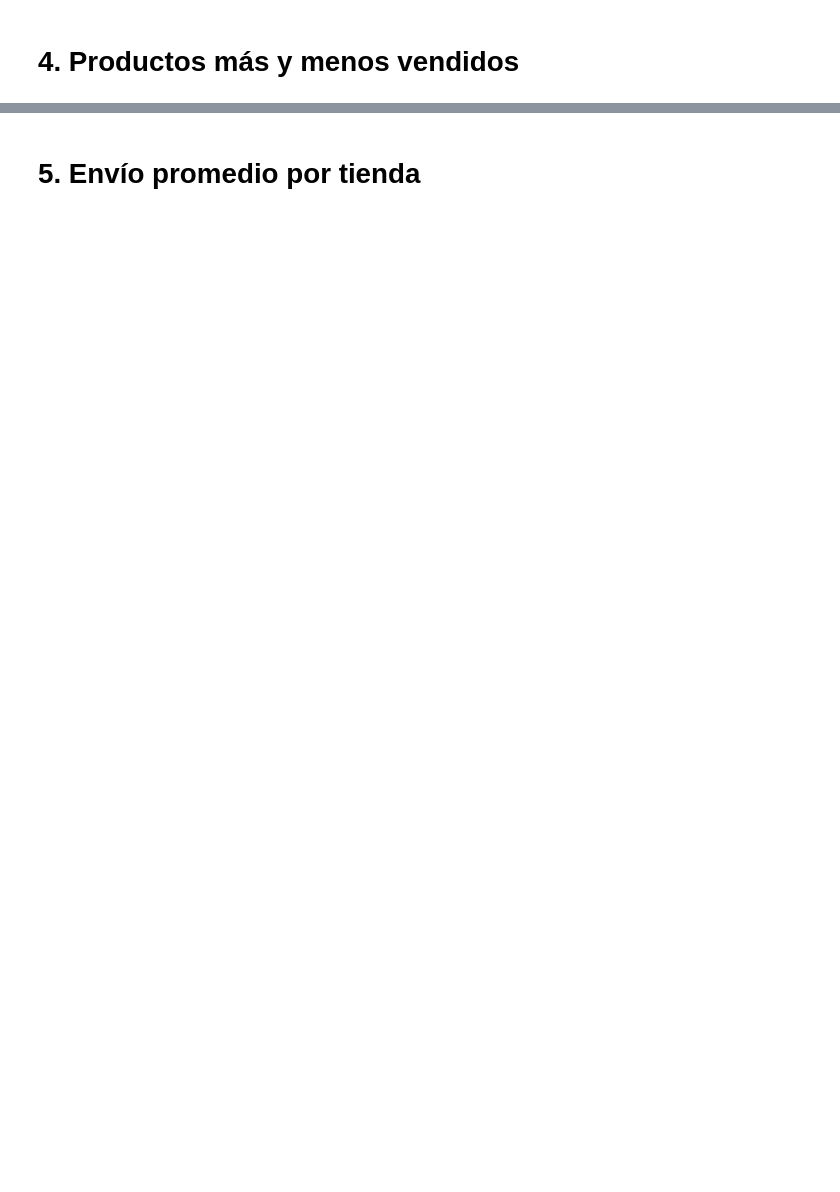
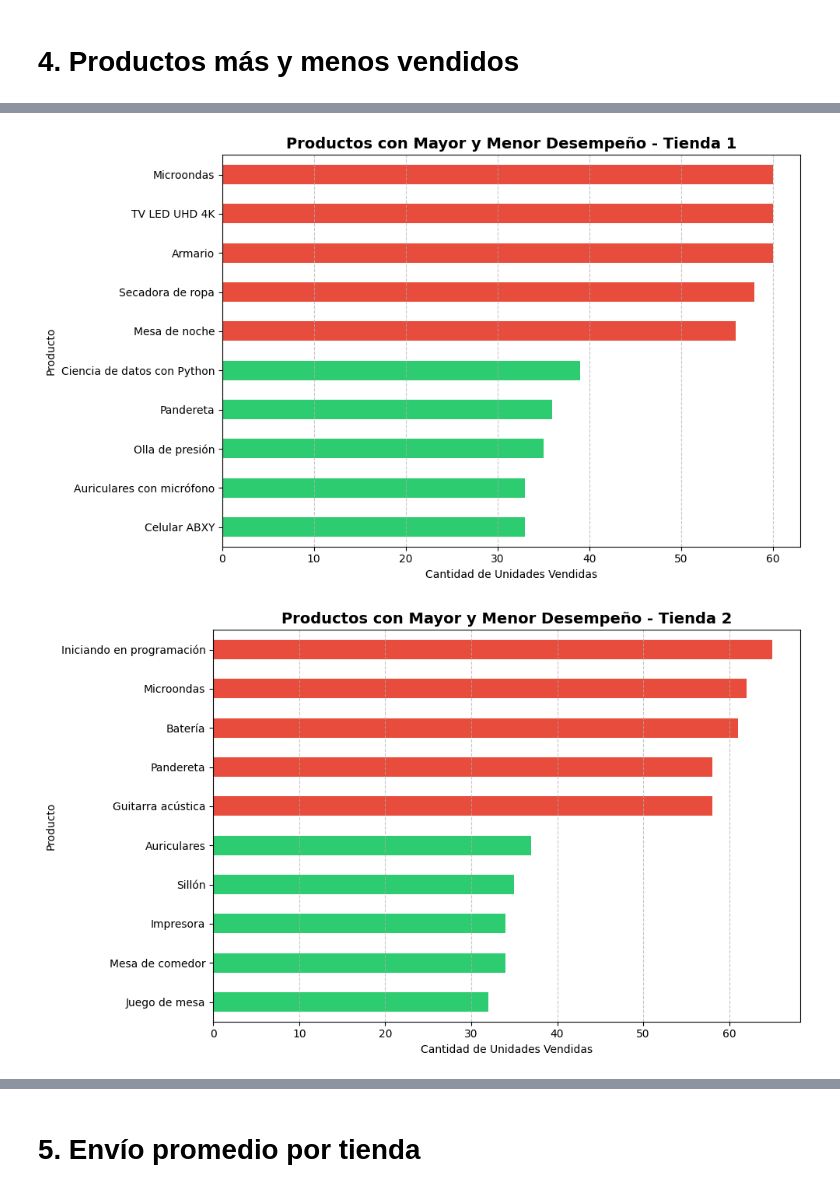
Before and after one commit to idabelZone/Proyecto-DA-AluraStoreLatam, a Jupyter notebook: AluraStoreLatam.ipynb, the cells around one changed output, grey strips where cells are left out. Drawn from its saved outputs; the diff is of its cells as text; code cells hidden in the pictures; blank space fills up the shorter version.

```diff
--- a/AluraStoreLatam.ipynb
+++ b/AluraStoreLatam.ipynb
@@ -33,0 +211,37 @@ tienda.head()
+# %%
+#VISUALIZACIÓN (Gráficos de Productos Destacados)
+
+import matplotlib.pyplot as plt
+
+# Se define una lista con los DataFrames
+lista_tiendas = [(tienda, "Tienda 1"), (tienda2, "Tienda 2"),
+                 (tienda3, "Tienda 3"), (tienda4, "Tienda 4")]
+
+# Se crean los gráficos
+for df, nombre in lista_tiendas:
+    # Se cuentan los productos y tomamos los 5 mejores y 5 peores
+    conteo = df['Producto'].value_counts()
+    top_5 = conteo.head(5)
+    bottom_5 = conteo.tail(5)
+
+    # Se unen ambos para el gráfico
+    resultado_visual = pd.concat([top_5, bottom_5])
+
+    # Configuración del diseño del gráfico
+    plt.figure(figsize=(10, 6))
+    colores = ['#2ecc71'] * 5 + ['#e74c3c'] * 5  # Verde para top, Rojo para bottom
+
+    resultado_visual.sort_values().plot(kind='barh', color=colores)
+
+    #  Las etiquetas y títulos
+    plt.title(f"Productos con Mayor y Menor Desempeño - {nombre}", fontsize=14, fontweight='bold')
+    plt.xlabel("Cantidad de Unidades Vendidas")
+    plt.ylabel("Producto")
+    plt.grid(axis='x', linestyle='--', alpha=0.7)
+
+    # Mostramos el gráfico
+    plt.tight_layout()
+    plt.show()
+# %% [output]
+[figure, added]
+[figure, added]
```
Also changed, not shown: parts of 17 cells of this notebook.
